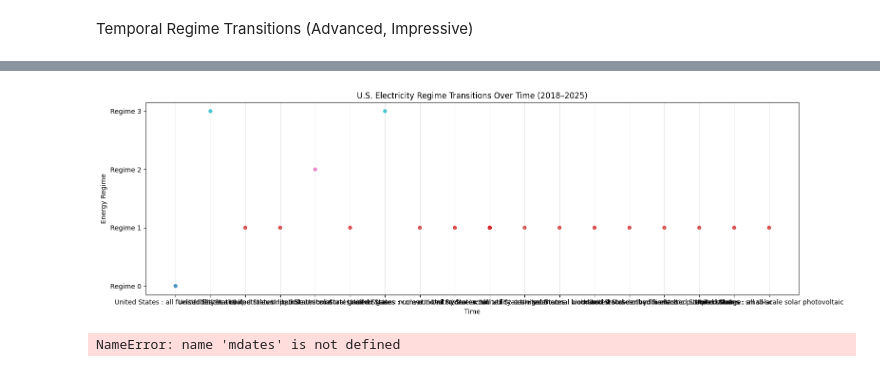
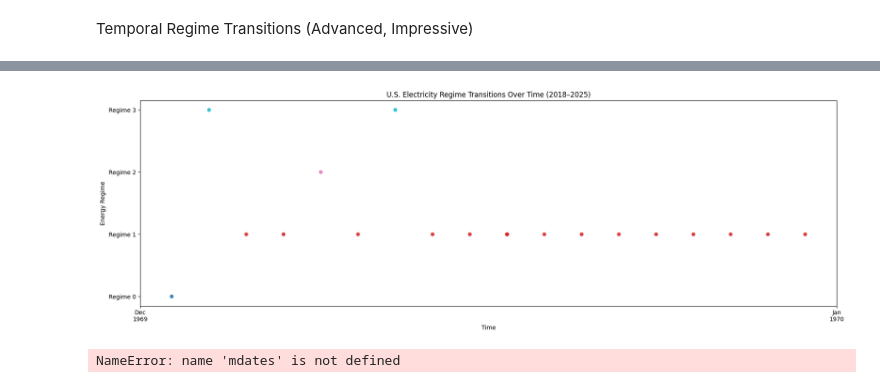
Before and after one commit to Nehemiahmageto/Unsupervised-Discovery-of-U.S.-Electricity-Consumption-Regimes-2015-2024-, a Jupyter notebook: model_2.ipynb, the cells around one changed output, grey strips where cells are left out. Drawn from its saved outputs; the diff is of its cells as text; code cells hidden in the pictures.

```diff
--- a/model_2.ipynb
+++ b/model_2.ipynb
@@ -338,30 +349,38 @@ Temporal Regime Transitions (Advanced, Impressive)
 # %%
-X = X.copy()
-X["date"] = X.index
+import matplotlib.pyplot as plt
+import matplotlib.dates as mdates
 
-plt.figure(figsize=(16,5))  # taller + wider
+plt.figure(figsize=(18,6))
+
 plt.scatter(
-    X["date"],
+    X.index,
     X["cluster"],
     c=X["cluster"],
     cmap="tab10",
-    s=25,        # bigger points
-    alpha=0.8
+    s=30,
+    alpha=0.85
 )
 
+ax = plt.gca()
+
+# Wrapped labels: Month on one line, Year below
+ax.xaxis.set_major_locator(mdates.MonthLocator(interval=6))
+ax.xaxis.set_major_formatter(mdates.DateFormatter("%b\n%Y"))
+
 plt.yticks(
-    ticks=sorted(X["cluster"].unique()),
-    labels=[f"Regime {i}" for i in sorted(X["cluster"].unique())]
+    sorted(X["cluster"].unique()),
+    [f"Regime {i}" for i in sorted(X["cluster"].unique())]
 )
 
 plt.xlabel("Time")
 plt.ylabel("Energy Regime")
 plt.title("U.S. Electricity Regime Transitions Over Time (2018–2025)")
+
 plt.grid(axis="x", alpha=0.3)
 plt.tight_layout()
 plt.show()
 # %% [output]
-[figure, old version]
+[figure, new version]
 # %%
 plt.gca().xaxis.set_major_locator(mdates.MonthLocator(interval=6))
 plt.gca().xaxis.set_major_formatter(mdates.DateFormatter("%b %Y"))
```
Also changed, not shown: parts of 2 cells of this notebook.
